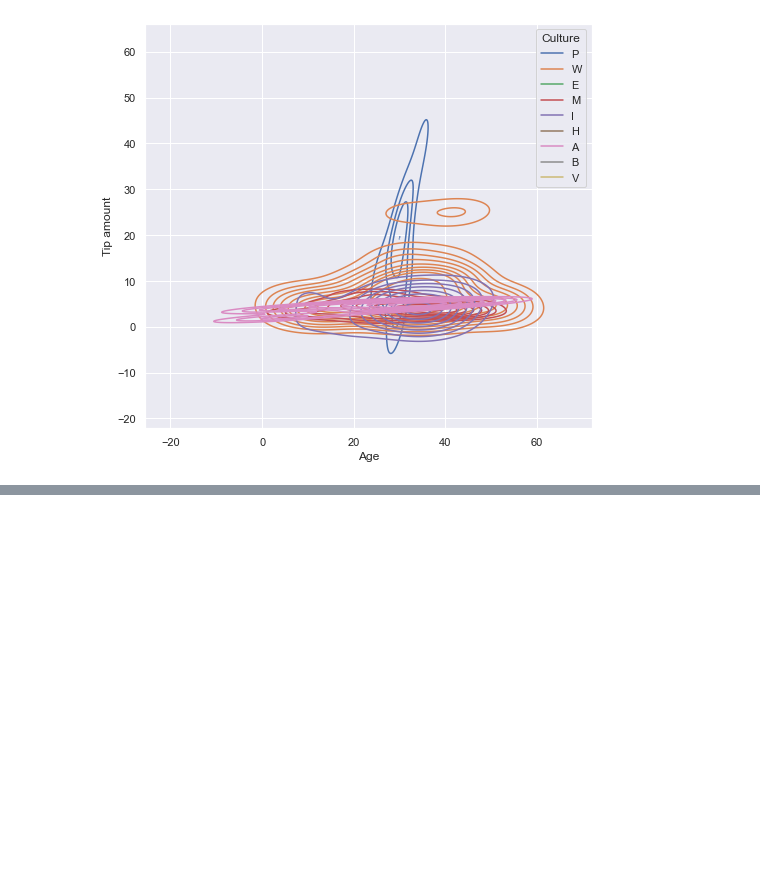
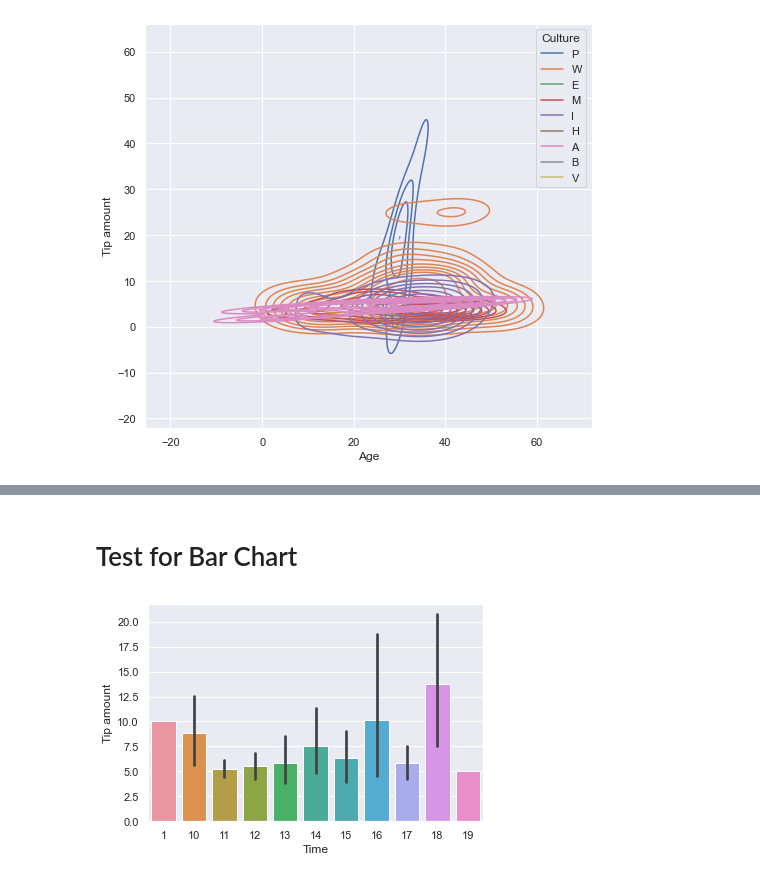
Before and after one commit to ingimar-eyfjord/Hair_tip_data_analysis, a Jupyter notebook: Hair_tip_data_analysis.ipynb, the cells around one changed output, grey strips where cells are left out. Saved outputs shown, nothing was run; the diff lists cells and outputs as text; code cells hidden in the pictures; blank space fills up the shorter version.

```diff
--- a/Hair_tip_data_analysis.ipynb
+++ b/Hair_tip_data_analysis.ipynb
@@ -275,0 +296,11 @@ sns.kdeplot(data=HairCutBatch, x="Age", y="Tip amount", hue="Culture", thresh=.1
+# %% [markdown]
+# Test for Bar Chart
+# %%
+sns.set_style('darkgrid')
+x = HairCutBatch['Time']
+y = HairCutBatch['Tip amount']
+
+sns.barplot(x, y)
+plt.show()
+# %% [output]
+[figure, added]
```
Also changed, not shown: parts of 9 cells of this notebook.
